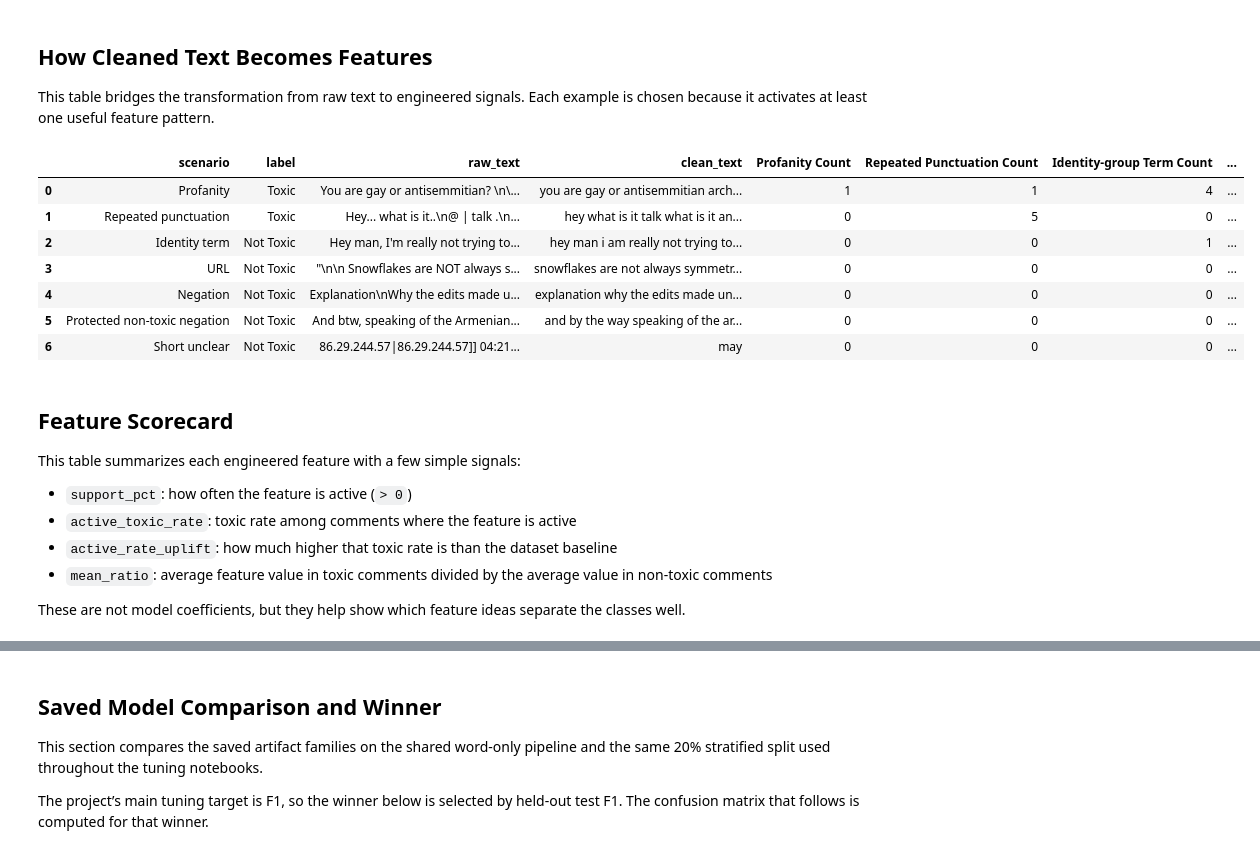
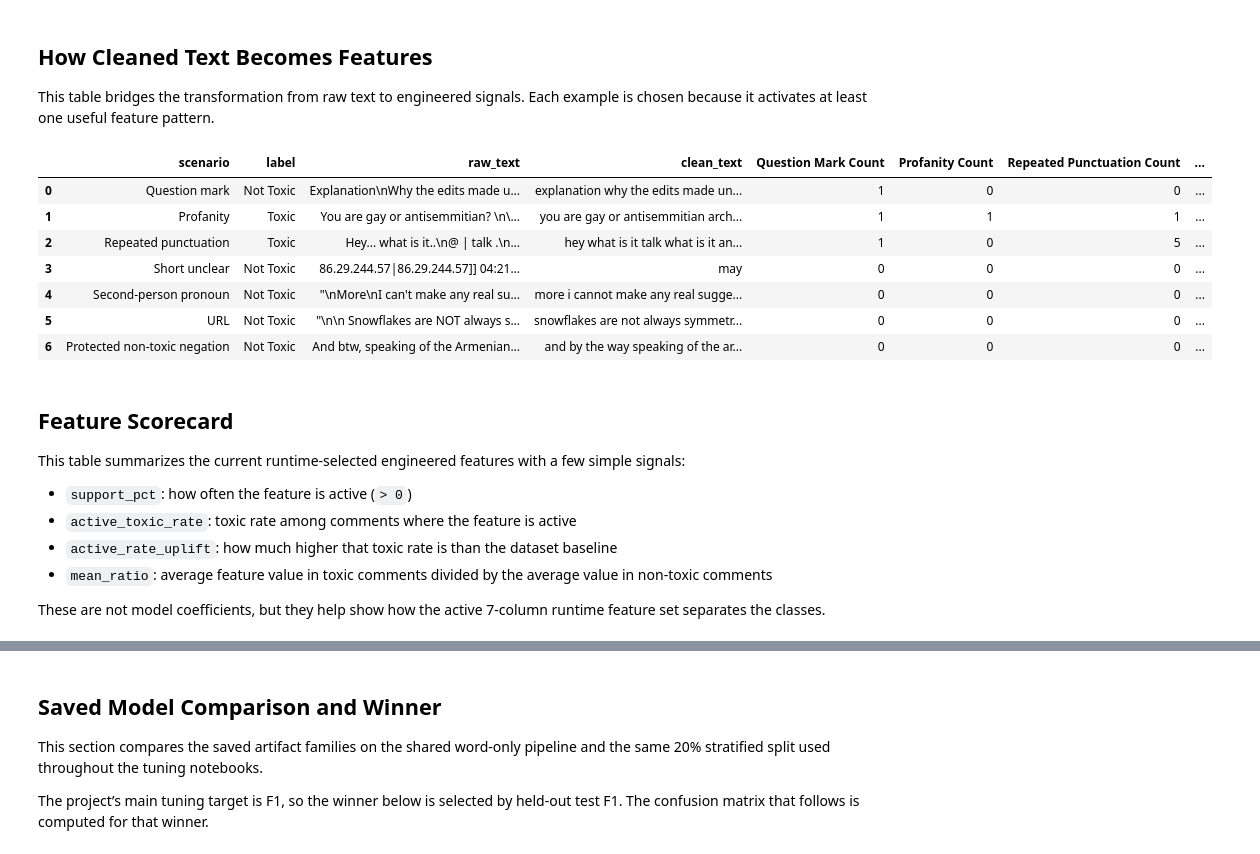
Before and after one commit to oangsa/toxic-comment-detection, a Jupyter notebook: src/data_visualizations.ipynb, the cells around one changed output, grey strips where cells are left out. Drawn from its saved outputs; the diff is of its cells as text; code cells hidden in the pictures.

```diff
--- a/src/data_visualizations.ipynb
+++ b/src/data_visualizations.ipynb
@@ -313,58 +313,58 @@ plt.show()
 This table bridges the transformation from raw text to engineered signals. Each example is chosen because it activates at least one useful feature pattern.
 # %%
 feature_example_specs = [
+    ("Question mark", analysis_df["Question Mark Count"] > 0),
     ("Profanity", analysis_df["Profanity Count"] > 0),
     ("Repeated punctuation", analysis_df["Repeated Punctuation Count"] > 0),
-    ("Identity term", analysis_df["Identity-group Term Count"] > 0),
+    ("Short unclear", analysis_df["Short/Unclear Without Toxic Signal Flag"] > 0),
+    ("Second-person pronoun", analysis_df["Second-person Pronoun Count"] > 0),
     ("URL", analysis_df["URL Count"] > 0),
-    ("Negation", analysis_df["Negation Count"] > 0),
     ("Protected non-toxic negation", analysis_df["Non-toxic Negation Pattern Count"] > 0),
-    ("Short unclear", analysis_df["Short/Unclear Without Toxic Signal Flag"] > 0),
 ]
 
 example_rows = []
 for scenario, mask in feature_example_specs:
     subset = analysis_df.loc[mask]
     if subset.empty:
         continue
     row = subset.iloc[0]
     example_rows.append(
         {
             "scenario": scenario,
             "label": row["label"],
             "raw_text": row["raw_text"],
             "clean_text": row["clean_text"],
+            "Question Mark Count": row["Question Mark Count"],
             "Profanity Count": row["Profanity Count"],
             "Repeated Punctuation Count": row["Repeated Punctuation Count"],
-            "Identity-group Term Count": row["Identity-group Term Count"],
+            "Second-person Pronoun Count": row["Second-person Pronoun Count"],
             "URL Count": row["URL Count"],
-            "Negation Count": row["Negation Count"],
             "Non-toxic Negation Pattern Count": row["Non-toxic Negation Pattern Count"],
             "Short/Unclear Without Toxic Signal Flag": row["Short/Unclear Without Toxic Signal Flag"],
         }
     )
 
 feature_examples = pd.DataFrame(example_rows)
 display(feature_examples)
 # %% [output]
-|  | scenario | label | raw_text | clean_text | Profanity Count | Repeated Punctuation Count | Identity-group Term Count | ... |
-| 0 | Profanity | Toxic | You are gay or antisemmitian? \n\... | you are gay or antisemmitian arch... | 1 | 1 | 4 | ... |
-| 1 | Repeated punctuation | Toxic | Hey... what is it..\n@ | talk .\n... | hey what is it talk what is it an... | 0 | 5 | 0 | ... |
-| 2 | Identity term | Not Toxic | Hey man, I'm really not trying to... | hey man i am really not trying to... | 0 | 0 | 1 | ... |
-| 3 | URL | Not Toxic | "\n\n Snowflakes are NOT always s... | snowflakes are not always symmetr... | 0 | 0 | 0 | ... |
-| 4 | Negation | Not Toxic | Explanation\nWhy the edits made u... | explanation why the edits made un... | 0 | 0 | 0 | ... |
-| 5 | Protected non-toxic negation | Not Toxic | And btw, speaking of the Armenian... | and by the way speaking of the ar... | 0 | 0 | 0 | ... |
-| 6 | Short unclear | Not Toxic | 86.29.244.57|86.29.244.57]] 04:21... | may | 0 | 0 | 0 | ... |
+|  | scenario | label | raw_text | clean_text | Question Mark Count | Profanity Count | Repeated Punctuation Count | ... |
+| 0 | Question mark | Not Toxic | Explanation\nWhy the edits made u... | explanation why the edits made un... | 1 | 0 | 0 | ... |
+| 1 | Profanity | Toxic | You are gay or antisemmitian? \n\... | you are gay or antisemmitian arch... | 1 | 1 | 1 | ... |
+| 2 | Repeated punctuation | Toxic | Hey... what is it..\n@ | talk .\n... | hey what is it talk what is it an... | 1 | 0 | 5 | ... |
+| 3 | Short unclear | Not Toxic | 86.29.244.57|86.29.244.57]] 04:21... | may | 0 | 0 | 0 | ... |
+| 4 | Second-person pronoun | Not Toxic | "\nMore\nI can't make any real su... | more i cannot make any real sugge... | 0 | 0 | 0 | ... |
+| 5 | URL | Not Toxic | "\n\n Snowflakes are NOT always s... | snowflakes are not always symmetr... | 0 | 0 | 0 | ... |
+| 6 | Protected non-toxic negation | Not Toxic | And btw, speaking of the Armenian... | and by the way speaking of the ar... | 0 | 0 | 0 | ... |
 # %% [markdown]
 ## Feature Scorecard
 
-This table summarizes each engineered feature with a few simple signals:
+This table summarizes the current runtime-selected engineered features with a few simple signals:
 - `support_pct`: how often the feature is active (`> 0`)
 - `active_toxic_rate`: toxic rate among comments where the feature is active
 - `active_rate_uplift`: how much higher that toxic rate is than the dataset baseline
 - `mean_ratio`: average feature value in toxic comments divided by the average value in non-toxic comments
 
-These are not model coefficients, but they help show which feature ideas separate the classes well.
+These are not model coefficients, but they help show how the active 7-column runtime feature set separates the classes.
 # %%
 base_toxic_rate = analysis_df["toxic"].mean()
 score_rows = []
```
Also changed, not shown: parts of 8 cells of this notebook.
